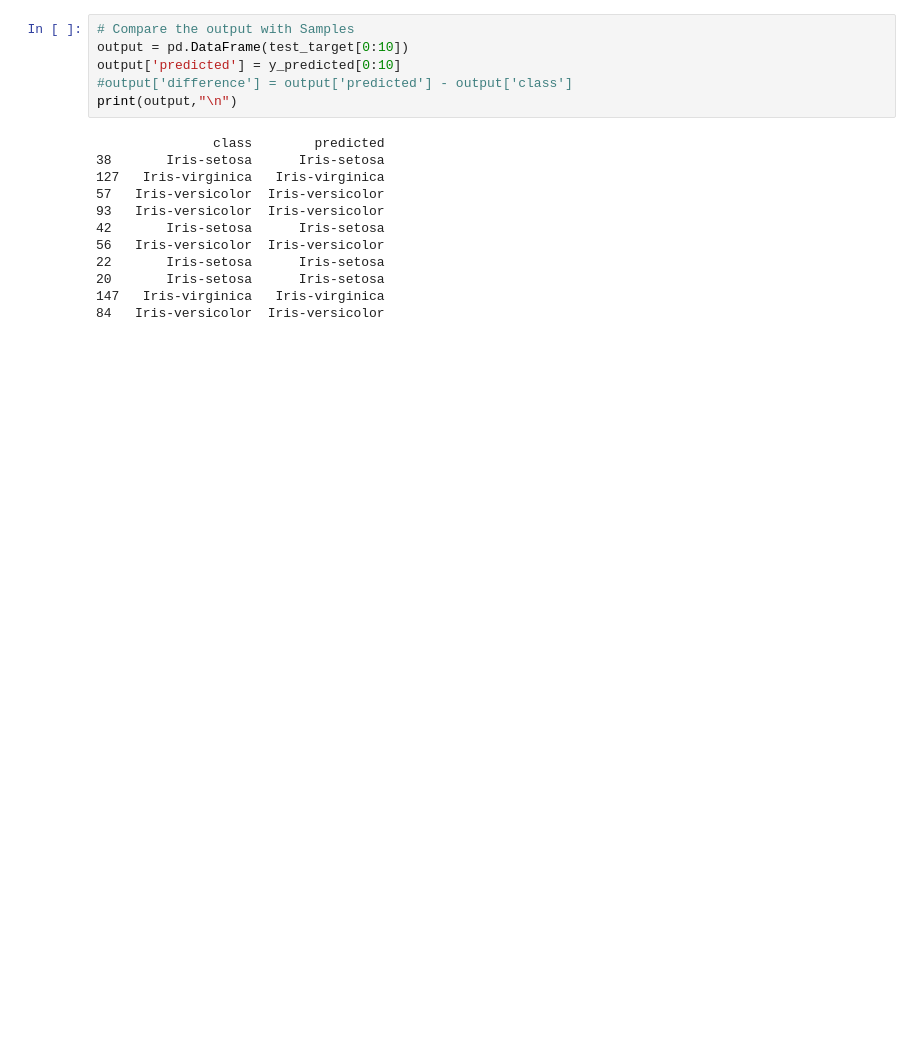
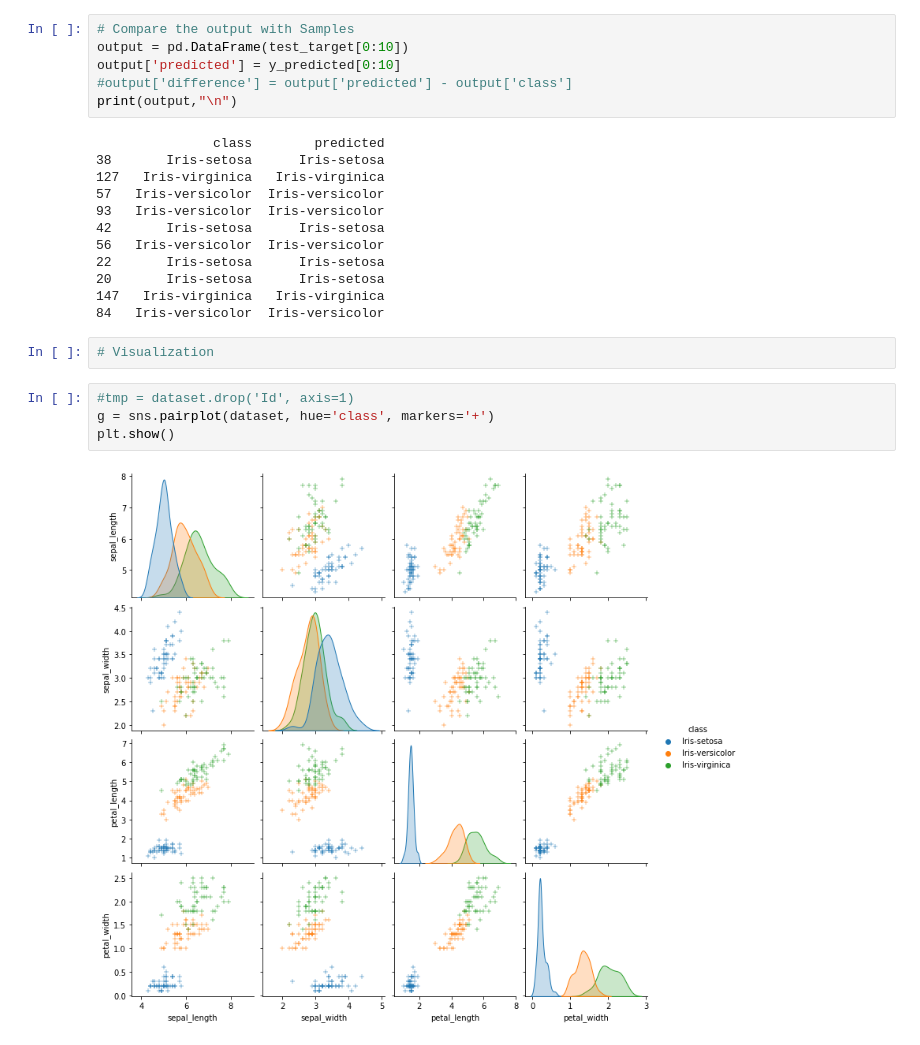
Before and after one commit to SenthilKumar009/100DaysOfCode, a Jupyter notebook: Machine Learning/Logistic Regression/Multiclass Classification/iris_flower_dataset.ipynb, the cells around one changed output. Cells and saved outputs as stored; diff of their text form; blank space fills up the shorter version.

```diff
--- a/Machine Learning/Logistic Regression/Multiclass Classification/iris_flower_dataset.ipynb
+++ b/Machine Learning/Logistic Regression/Multiclass Classification/iris_flower_dataset.ipynb
@@ -145,3 +154,11 @@ print(output,"\n")
 20       Iris-setosa      Iris-setosa
 147   Iris-virginica   Iris-virginica
 84   Iris-versicolor  Iris-versicolor
+# %%
+# Visualization
+# %%
+#tmp = dataset.drop('Id', axis=1)
+g = sns.pairplot(dataset, hue='class', markers='+')
+plt.show()
+# %% [output]
+[figure, added]
```
Also changed, not shown: parts of 1 cell of this notebook, 2 other files.
